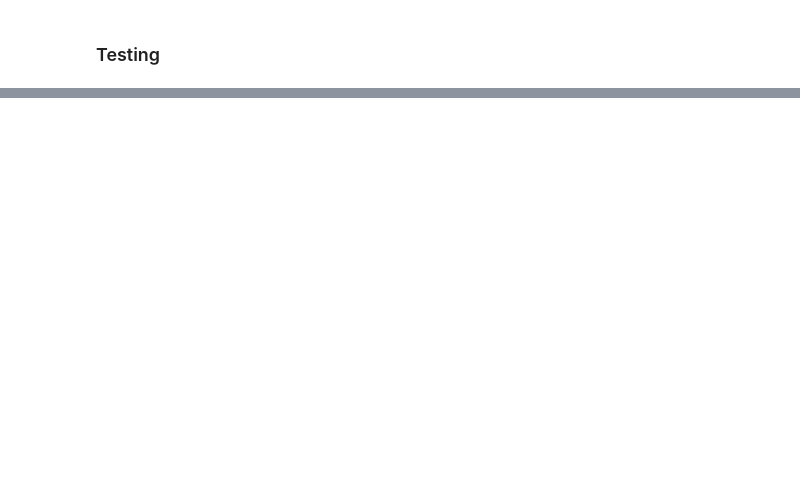
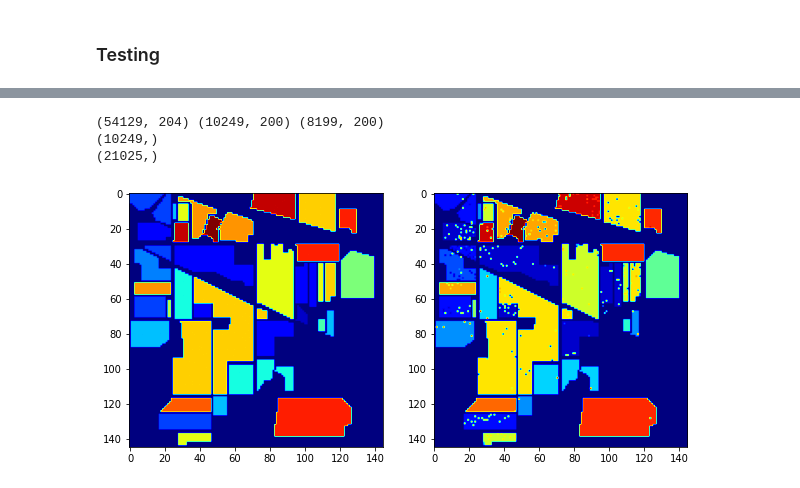
Before and after one commit to DarkPaquito/iml-project, a Jupyter notebook: Project_IML_guillaume_decision_tree.ipynb, the cells around one changed output, grey strips where cells are left out. Saved outputs shown, nothing was run; the diff lists cells and outputs as text; code cells hidden in the pictures; blank space fills up the shorter version.

```diff
--- a/Project_IML_guillaume_decision_tree.ipynb
+++ b/Project_IML_guillaume_decision_tree.ipynb
@@ -220,2 +153,6 @@ pipe_onevsone_pca = OneVsOneClassifier(pipe_onevsone_pca, n_jobs=6)
+# %%
+pipe_onevsone_indianas = Pipeline([('pca', PCA(n_components=19)),
+    ('forest', RandomForestClassifier(n_jobs=6, max_features=4, n_estimators=500, class_weight=None))])
+pipe_onevsone_indianas = OneVsOneClassifier(pipe_onevsone_indianas, n_jobs=6)
 # %% [markdown]
 ### Fit
@@ -426,0 +376,19 @@ from skimage import morphology as morpho
+# %%
+print(X1.shape, X2.shape, X2_train.shape)
+y2_predict = pipe_indianas.predict(X2)
+print(y2_predict.shape)
+
+reconstructed_img_indiana = reconstruct_image(indiana_pines_gt, y2_predict)
+
+plt.figure(figsize=(10,8))
+plt.subplot(121)
+plt.imshow(indiana_pines_gt, cmap='jet')
+
+plt.subplot(122)
+plt.imshow(reconstructed_img_indiana, cmap='jet')
+plt.show()
+# %% [output]
+(54129, 204) (10249, 200) (8199, 200)
+(10249,)
+(21025,)
+[figure, added]
```
Also changed, not shown: parts of 49 cells of this notebook.
